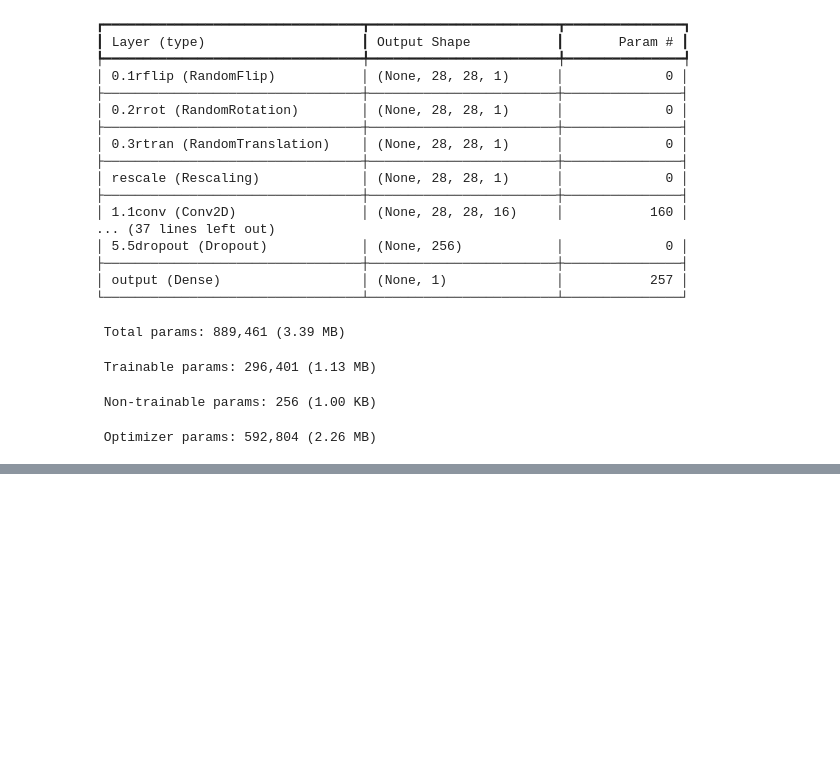
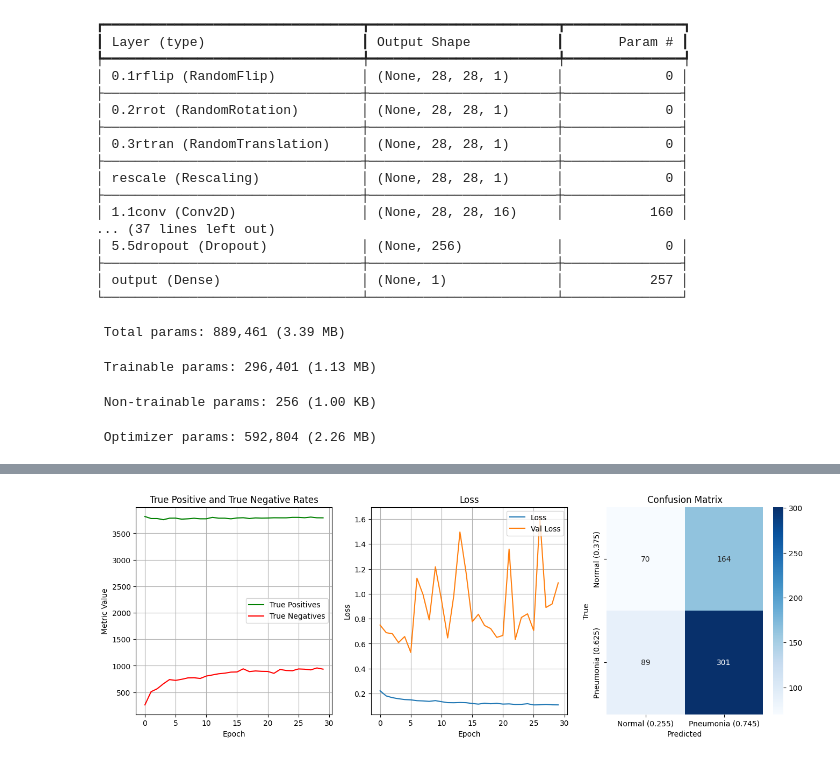
Before and after one commit to samlowe106/ConvolutedComputerVision, a Jupyter notebook: chest-x-ray-images-pneumonia/Resizing and Transfer Learning.ipynb, the cells around one changed output, grey strips where cells are left out. Saved outputs shown, nothing was run; the diff lists cells and outputs as text; code cells hidden in the pictures; blank space fills up the shorter version.

```diff
--- a/chest-x-ray-images-pneumonia/Resizing and Transfer Learning.ipynb
+++ b/chest-x-ray-images-pneumonia/Resizing and Transfer Learning.ipynb
@@ -665,0 +660,12 @@ Notebook last run (end-to-end): 2025-05-09 22:48:50.822631 (duration: 0:02:29.64
+# %%
+history = model_5.fit(
+    train_ds,
+    validation_data=validation_ds,
+    epochs=epochs,
+    class_weight=class_weight,
+    verbose=1,
+    callbacks=[checkpoint_callback],
+)
+best_model = tf.keras.models.load_model("best_model.keras")
+summary_graphics(history, best_model)
+# %% [output]
@@ -665,0 +689 @@ Notebook last run (end-to-end): 2025-05-09 22:48:50.822631 (duration: 0:02:29.64
+[figure, added]
```
Also changed, not shown: parts of 48 cells of this notebook, 5 other files.
